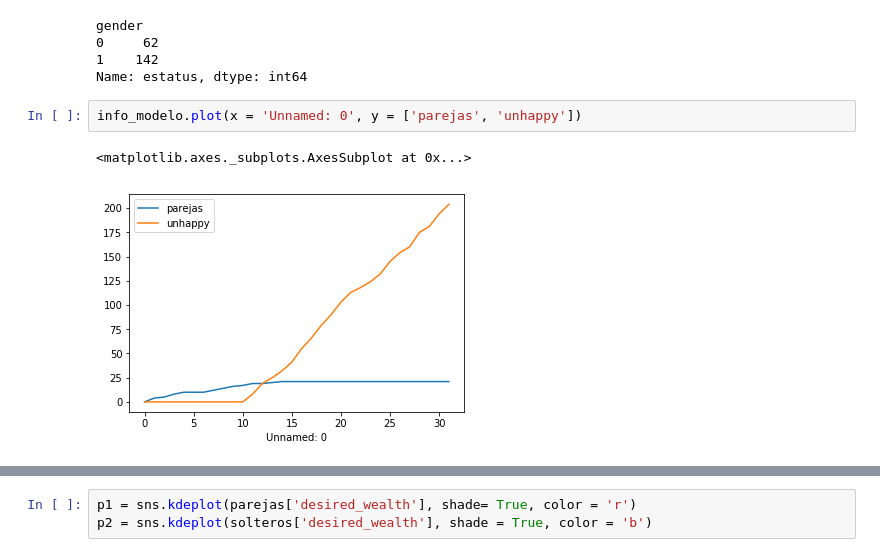
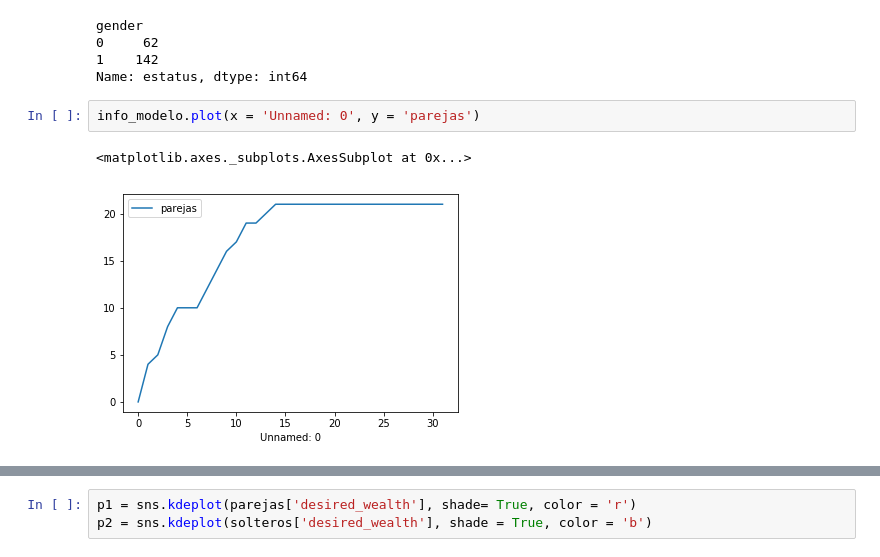
Before and after one commit to edgarobles97/ABM-s-Proyecto-Final, a Jupyter notebook: Data Analysis/Data Analysis LoveMatch (Unbalanced population).ipynb, the cells around one changed output, grey strips where cells are left out. Drawn from its saved outputs; the diff is of its cells as text.

```diff
--- a/Data Analysis/Data Analysis LoveMatch (Unbalanced population).ipynb
+++ b/Data Analysis/Data Analysis LoveMatch (Unbalanced population).ipynb
@@ -78,7 +88,7 @@ gender
 1    142
 Name: estatus, dtype: int64
 # %%
-info_modelo.plot(x = 'Unnamed: 0', y = ['parejas', 'unhappy'])
+info_modelo.plot(x = 'Unnamed: 0', y = 'parejas')
 # %% [output]
 <matplotlib.axes._subplots.AxesSubplot at 0x...>
-[figure, old version]
+[figure, new version]
```
Also changed, not shown: parts of 3 cells of this notebook.
